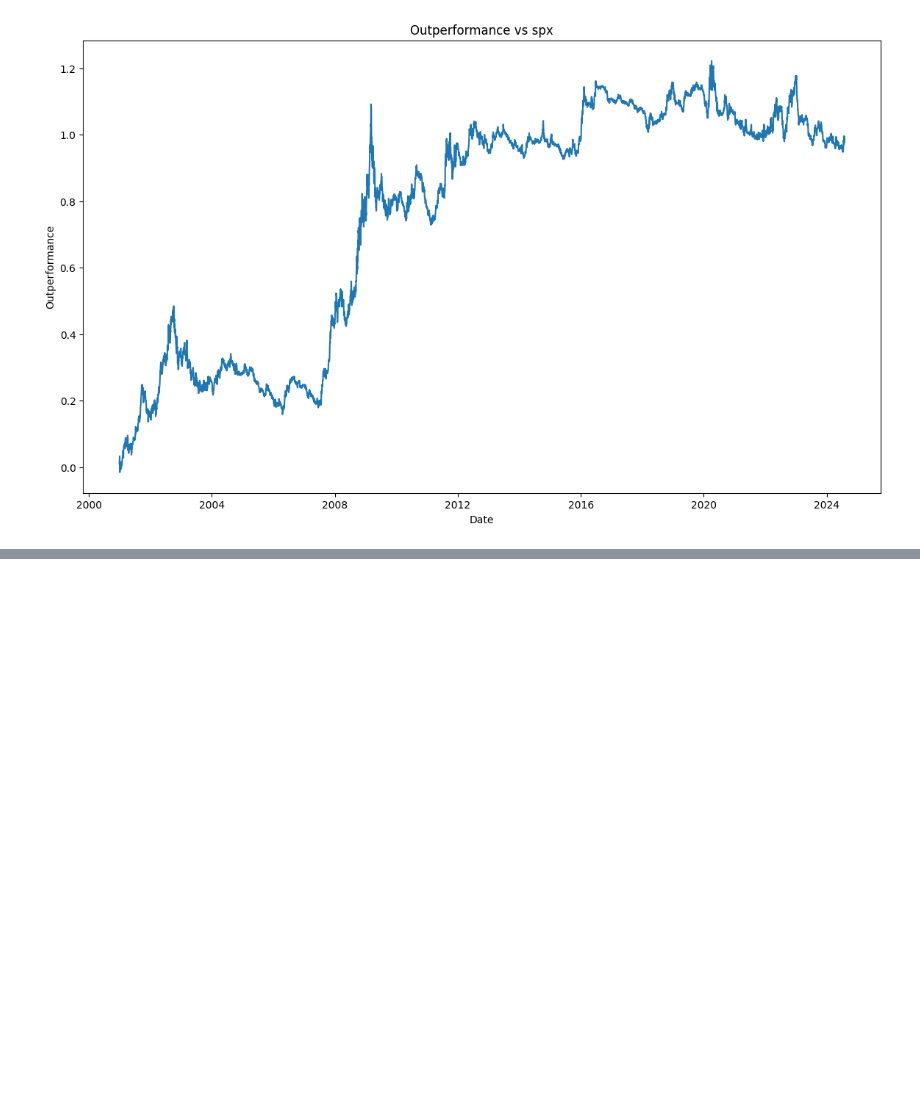
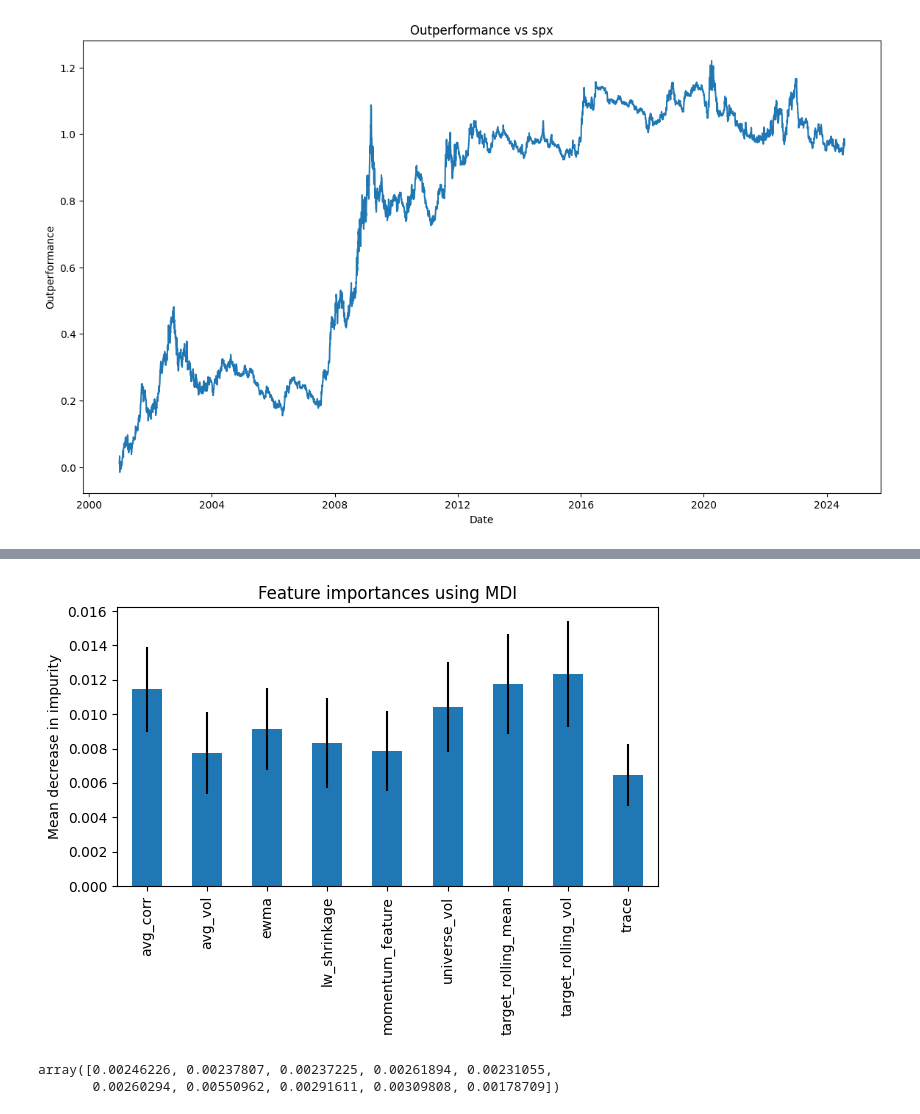
Before and after one commit to ashnvael/qamsi, a Jupyter notebook: backtests/top30/rl_linear/12_Random_Forest.ipynb, the cells around one changed output, grey strips where cells are left out. Drawn from its saved outputs; the diff is of its cells as text; code cells hidden in the pictures; blank space fills up the shorter version.

```diff
--- a/backtests/top30/rl_linear/12_Random_Forest.ipynb
+++ b/backtests/top30/rl_linear/12_Random_Forest.ipynb
@@ -121,0 +138,13 @@ mean_absolute_error(targets, pred)
+# %%
+fig, ax = plt.subplots()
+forest_importances.drop("lagged_target").plot.bar(yerr=np.concatenate([std[:6], std[7:]]), ax=ax)
+ax.set_title("Feature importances using MDI")
+ax.set_ylabel("Mean decrease in impurity")
+fig.tight_layout()
+# %% [output]
+[figure, added]
+# %%
+std
+# %% [output]
+array([0.00246226, 0.00237807, 0.00237225, 0.00261894, 0.00231055,
+       0.00260294, 0.00550962, 0.00291611, 0.00309808, 0.00178709])
```
Also changed, not shown: parts of 6 cells of this notebook, 33 other files.
